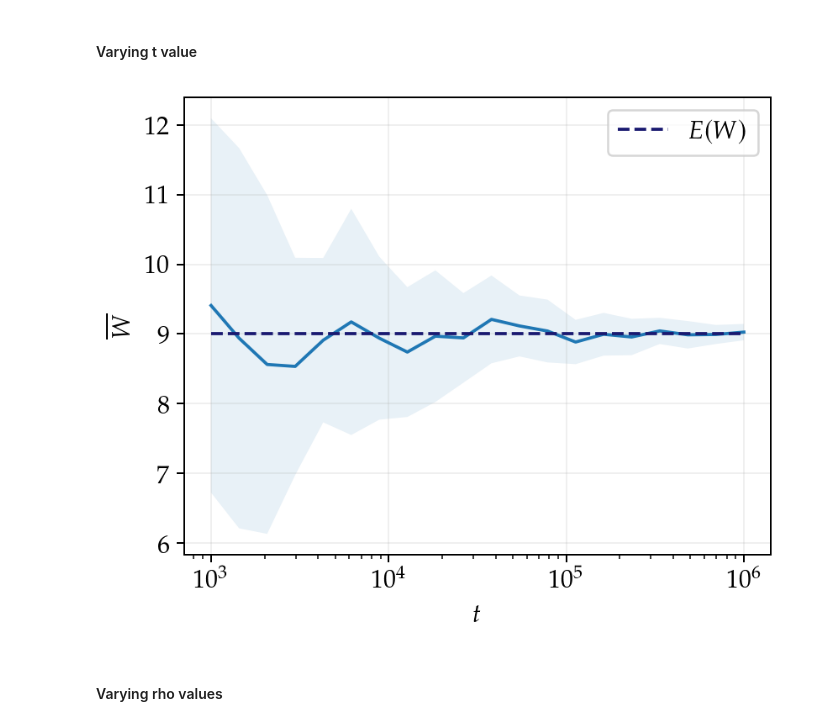
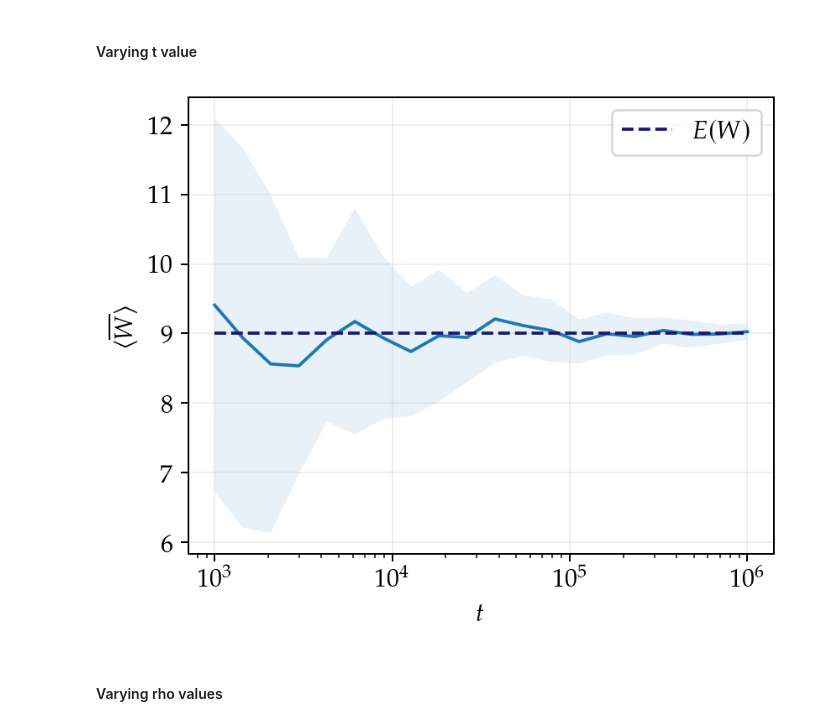
Before and after one commit to Maloup/Stochastic_assignment_2, a Jupyter notebook: Result_visualization.ipynb, the cells around one changed output. Drawn from its saved outputs; the diff is of its cells as text; code cells hidden in the pictures.

```diff
--- a/Result_visualization.ipynb
+++ b/Result_visualization.ipynb
@@ -111,24 +111,24 @@ shelf.close()
 # %%
 #Make longer and bigger (different rhos)
 #And perhaps on a linear scale
 fig = plt.figure(figsize=(5, 4))
 
 results = [list(t) for t in vary_t_results]
 results_means = np.mean(results, axis=0)
 E_W = expected_waiting_time(0.90, 1, 1)
 a = [sp_confidence_interval(samples) for samples in np.array(results).T]
 plt.plot(t_range, results_means)
 plt.fill_between(t_range, results_means - a, results_means + a, alpha=0.1)
 plt.hlines(E_W, t_range[0], t_range[-1], label="$E(W)$", color="midnightblue", linestyles="--", zorder=3)
 plt.xlabel("$t$")
 plt.xscale("log")
-plt.ylabel("$\\overline{W}$")
+plt.ylabel("$\\langle\\overline{W}\\rangle$")
 plt.legend()
 plt.grid(alpha=0.2)
 plt.savefig("figures/time_paramater_choice.pdf", bbox_inches="tight")
 plt.show()
 # %% [output]
-[figure, old version]
+[figure, new version]
 # %% [markdown]
 #### Varying rho values
 # %%
```
Also changed, not shown: parts of 7 cells of this notebook, 7 other files.
